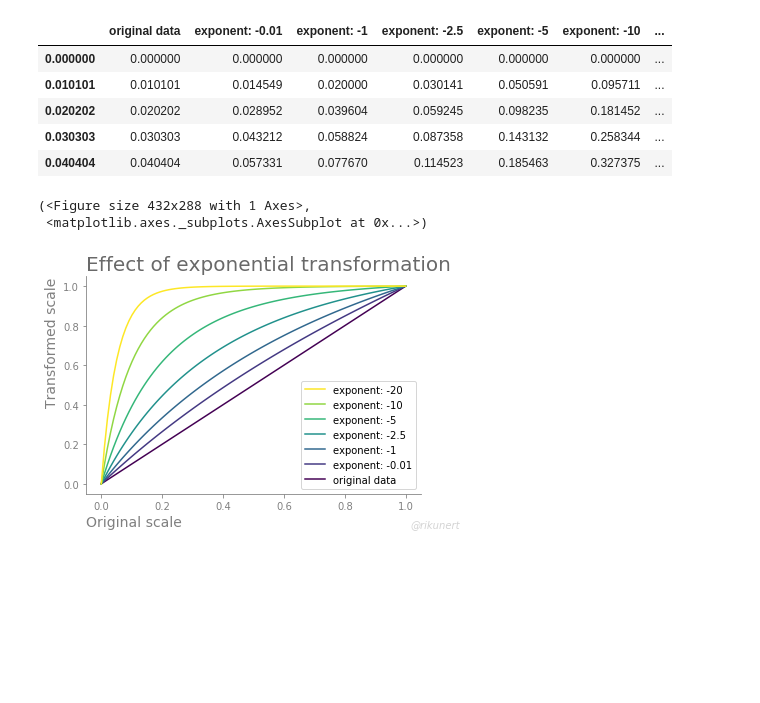
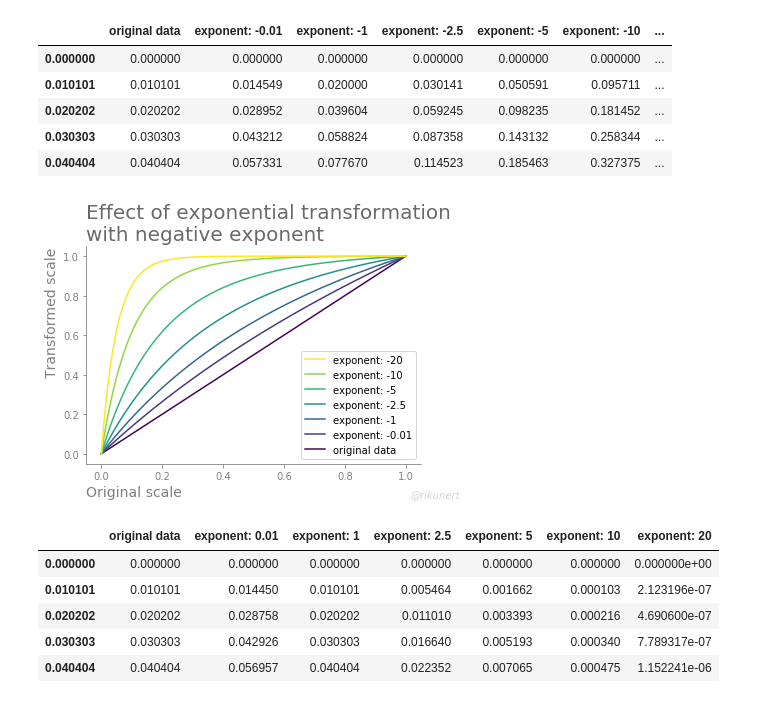
Before and after one commit to rikunert/exponential_scaler, a Jupyter notebook: exponential_transformer.ipynb, the cells around one changed output. Saved outputs shown, nothing was run; the diff lists cells and outputs as text; code cells hidden in the pictures; blank space fills up the shorter version.

```diff
--- a/exponential_transformer.ipynb
+++ b/exponential_transformer.ipynb
@@ -4,8 +4,10 @@ def score_scale_fun(X, scores_old_min, scores_old_max, scores_new_min=0, scores_
     return X
 
 def exp_scale_fun(df, exponent=-1):
-    df_tranformed = 1 - ((df + 1.0)**(exponent))
-    df_transformed_scaled = score_scale_fun(df_tranformed, df_tranformed.min(), df_tranformed.max(), df.min(), df.max())
+    df_transformed = (df + 1.0)**(exponent)
+    if exponent < 0:
+        df_transformed = 1 - df_transformed
+    df_transformed_scaled = score_scale_fun(df_transformed, df_transformed.min(), df_transformed.max(), df.min(), df.max())
     return df_transformed_scaled
 # %%
 import numpy as np
@@ -70,7 +72,7 @@ def nuss_style_fun(fig, ax, title, author_line=True):
 
     return ax
 
-def transformation_viz_fun(df, title):
+def transformation_viz_fun(df, title, reverse_legend=False):
 
         # initialise plot
         fig, ax = plt.subplots()
@@ -87,8 +89,9 @@ def transformation_viz_fun(df, title):
               ylabel='Transformed scale')
 
         # reverse legend labels
-        handles, labels = ax.get_legend_handles_labels()
-        ax.legend(reversed(handles), reversed(labels))
+        if reverse_legend:
+            handles, labels = ax.get_legend_handles_labels()
+            ax.legend(reversed(handles), reversed(labels))
 
         return fig, ax
 # %%
@@ -107,8 +110,22 @@ df.head()
 | 0.030303 | 0.030303 | 0.043212 | 0.058824 | 0.087358 | 0.143132 | 0.258344 | ... |
 | 0.040404 | 0.040404 | 0.057331 | 0.077670 | 0.114523 | 0.185463 | 0.327375 | ... |
 # %%
-transformation_viz_fun(df, title='Effect of exponential transformation')
+fig, ax = transformation_viz_fun(df, title='Effect of exponential transformation\nwith negative exponent', reverse_legend=True)
+fig.savefig('expo_viz_neg.png')
 # %% [output]
-(<Figure size 432x288 with 1 Axes>,
- <matplotlib.axes._subplots.AxesSubplot at 0x...>)
-[figure, old version]
+[figure, new version]
+# %%
+data = np.linspace(0, 1, 100)
+
+df = pd.DataFrame({'original data': data}, index=data)
+
+for exponent in [0.01, 1, 2.5, 5, 10, 20]:
+    df['exponent: {}'.format(exponent)] = exp_scale_fun(df, exponent=exponent).iloc[:, 0]
+df.head()
+# %% [output]
+|  | original data | exponent: 0.01 | exponent: 1 | exponent: 2.5 | exponent: 5 | exponent: 10 | exponent: 20 |
+| 0.000000 | 0.000000 | 0.000000 | 0.000000 | 0.000000 | 0.000000 | 0.000000 | 0.000000e+00 |
+| 0.010101 | 0.010101 | 0.014450 | 0.010101 | 0.005464 | 0.001662 | 0.000103 | 2.123196e-07 |
+| 0.020202 | 0.020202 | 0.028758 | 0.020202 | 0.011010 | 0.003393 | 0.000216 | 4.690600e-07 |
+| 0.030303 | 0.030303 | 0.042926 | 0.030303 | 0.016640 | 0.005193 | 0.000340 | 7.789317e-07 |
+| 0.040404 | 0.040404 | 0.056957 | 0.040404 | 0.022352 | 0.007065 | 0.000475 | 1.152241e-06 |
```
Also changed, not shown: 2 other files.
